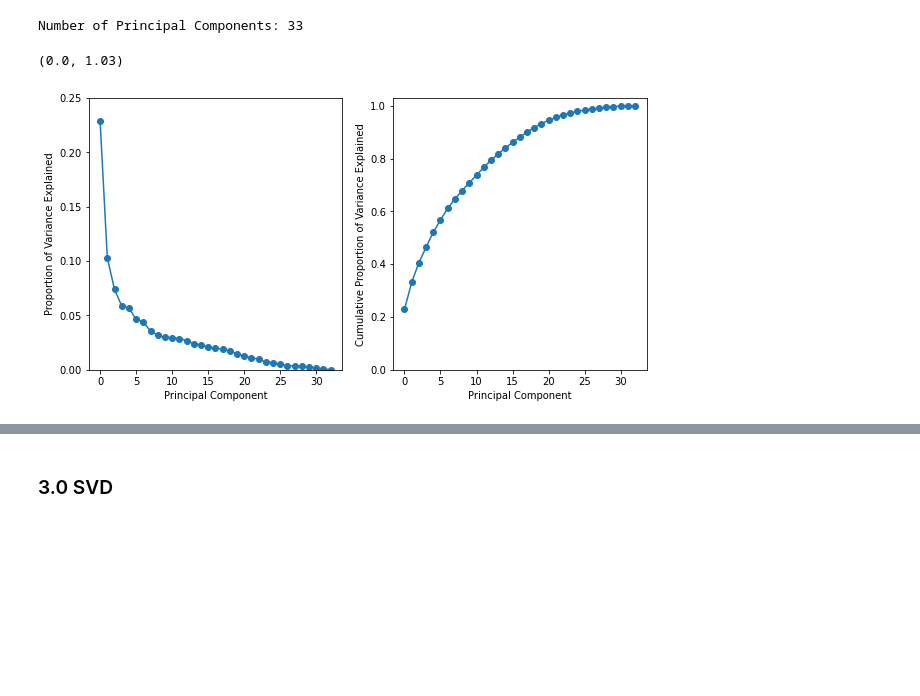
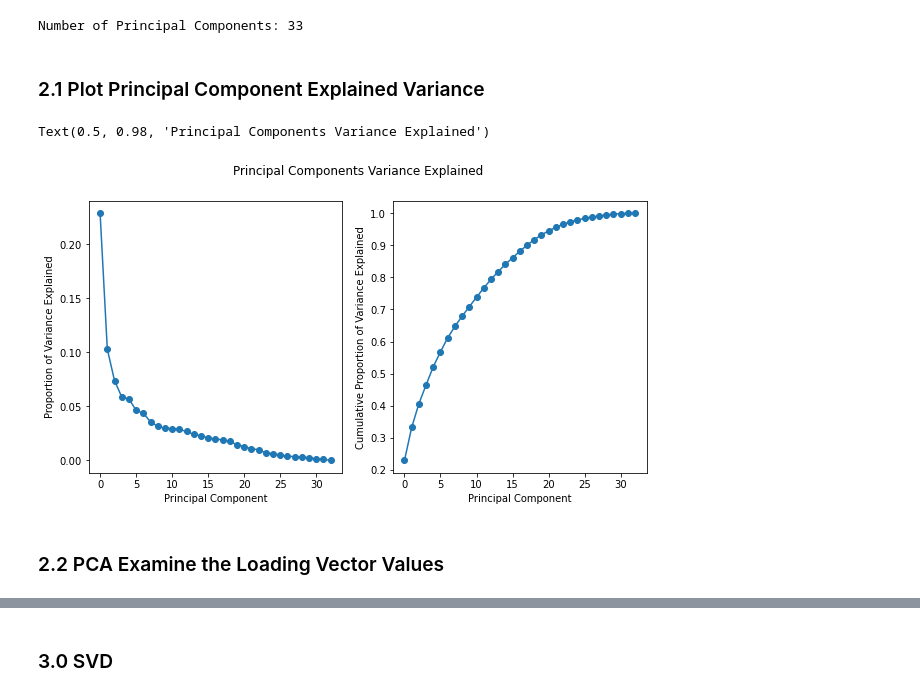
Before and after one commit to davidabney9-dev/PhishingURLProject, a Jupyter notebook: PhishingURLAppendix.ipynb, the cells around one changed output, grey strips where cells are left out. Saved outputs shown, nothing was run; the diff lists cells and outputs as text; code cells hidden in the pictures; blank space fills up the shorter version.

```diff
--- a/PhishingURLAppendix.ipynb
+++ b/PhishingURLAppendix.ipynb
@@ -65,10 +65,10 @@ There appears to be no missing values in the dataset.  We believe this is becaus
 url_sample = phishingurl_data.sample(5000, random_state=13)
 
 # Set index equal to the domain field
-url_sample.set_index('Domain', inplace=True)
+url_sample.set_index('URL', inplace=True)
 
 # Drop text fields: Filename, URL, TLD, Title
-url_sample_data = url_sample.drop(['FILENAME', 'URL', 'TLD', 'Title'],axis = 1)
+url_sample_data = url_sample.drop(['FILENAME', 'Domain', 'TLD', 'Title'],axis = 1)
 # %%
 url_sample_data.head()
 # %% [output]
@@ -195,23 +195,26 @@ pd.DataFrame({'Center': scaler.mean_
 print("Number of Principal Components:", pca.n_components_)
 # %% [output]
 Number of Principal Components: 33
+# %% [markdown]
+### 2.1 Plot Principal Component Explained Variance
 # %%
 fig, ax = plt.subplots(1, 2, figsize=(10, 5))
 
 # Plot of proportion of variance explained
 ax[0].plot(pca.explained_variance_ratio_, marker='o')
 ax[0].set_xlabel('Principal Component')
 ax[0].set_ylabel('Proportion of Variance Explained')
-ax[0].set_ylim(0, 0.25)
 
 # Plot of cumulative proportion of variance explained
 ax[1].plot(np.cumsum(pca.explained_variance_ratio_), marker='o')
 ax[1].set_xlabel('Principal Component')
 ax[1].set_ylabel('Cumulative Proportion of Variance Explained')
-ax[1].set_ylim(0, 1.03)
+fig.suptitle("Principal Components Variance Explained")
 # %% [output]
-(0.0, 1.03)
+Text(0.5, 0.98, 'Principal Components Variance Explained')
-[figure, old version]
+[figure, new version]
+# %% [markdown]
+### 2.2 PCA Examine the Loading Vector Values
 # %%
 pc2_df = pd.DataFrame(pca.components_[:2].T,
             index=X_scaled.columns,
```
Also changed, not shown: parts of 56 cells of this notebook.
